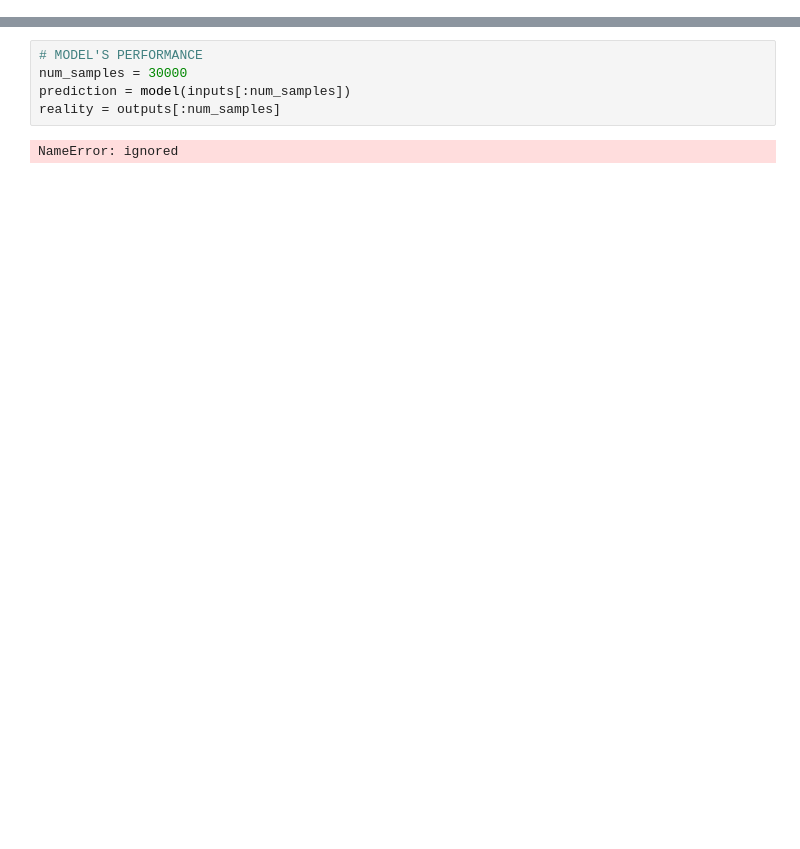
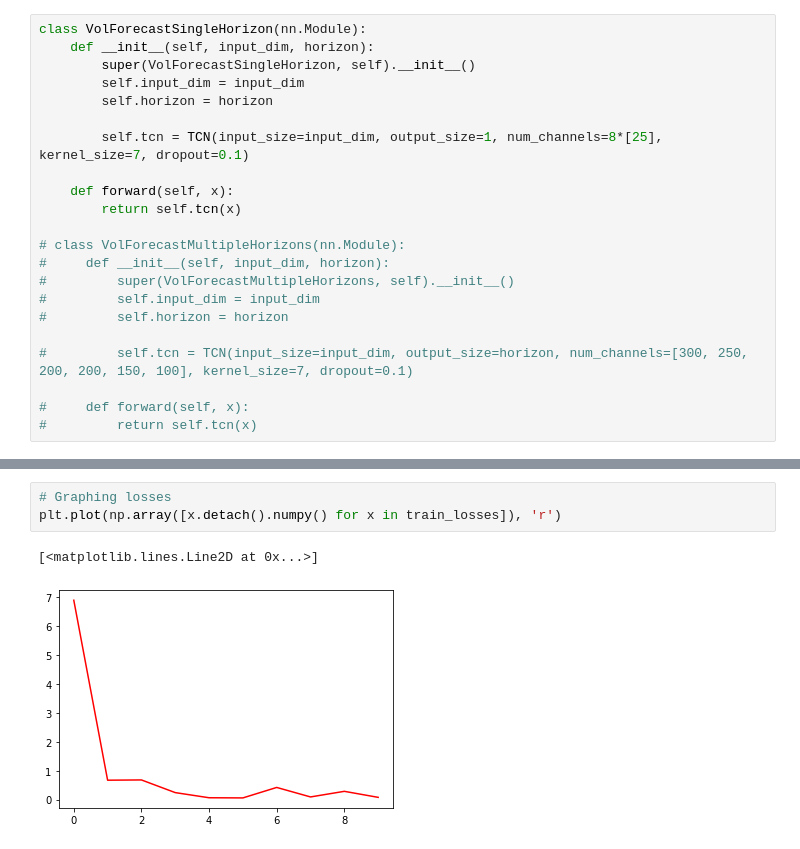
Before and after one commit to sashavoit-zz/volatility-trader, a Jupyter notebook: net.ipynb, the cells around one changed output, grey strips where cells are left out. Drawn from its saved outputs; the diff is of its cells as text; blank space fills up the shorter version.

```diff
--- a/net.ipynb
+++ b/net.ipynb
@@ -101 +108,23 @@ class VolForecastModule(nn.Module):
+# %%
+class VolForecastSingleHorizon(nn.Module):
+    def __init__(self, input_dim, horizon):
+        super(VolForecastSingleHorizon, self).__init__()
+        self.input_dim = input_dim
+        self.horizon = horizon
+
+        self.tcn = TCN(input_size=input_dim, output_size=1, num_channels=8*[25], kernel_size=7, dropout=0.1)
+
+    def forward(self, x):
+        return self.tcn(x)
+
+# class VolForecastMultipleHorizons(nn.Module):
+#     def __init__(self, input_dim, horizon):
+#         super(VolForecastMultipleHorizons, self).__init__()
+#         self.input_dim = input_dim
+#         self.horizon = horizon
+
+#         self.tcn = TCN(input_size=input_dim, output_size=horizon, num_channels=[300, 250, 200, 200, 150, 100], kernel_size=7, dropout=0.1)
+
+#     def forward(self, x):
+#         return self.tcn(x)
 # %%
@@ -186,7 +258,6 @@ Loss: 0.24435818195343018
 # %%
-# MODEL'S PERFORMANCE
-num_samples = 30000
-prediction = model(inputs[:num_samples])
-reality = outputs[:num_samples]
+# Graphing losses
+plt.plot(np.array([x.detach().numpy() for x in train_losses]), 'r')
 # %% [output]
-NameError: ignored
+[<matplotlib.lines.Line2D at 0x...>]
+[figure, added]
```
Also changed, not shown: parts of 10 cells of this notebook.
